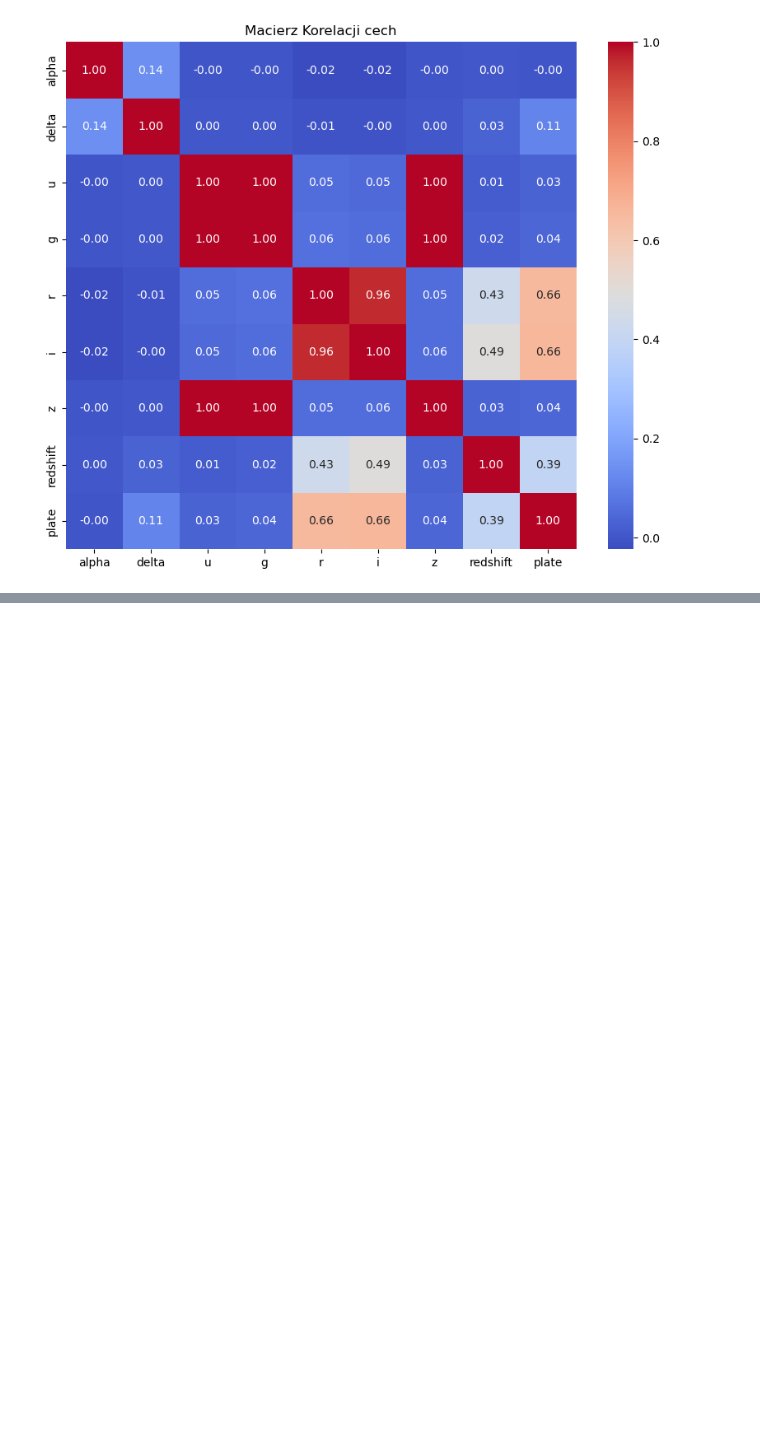
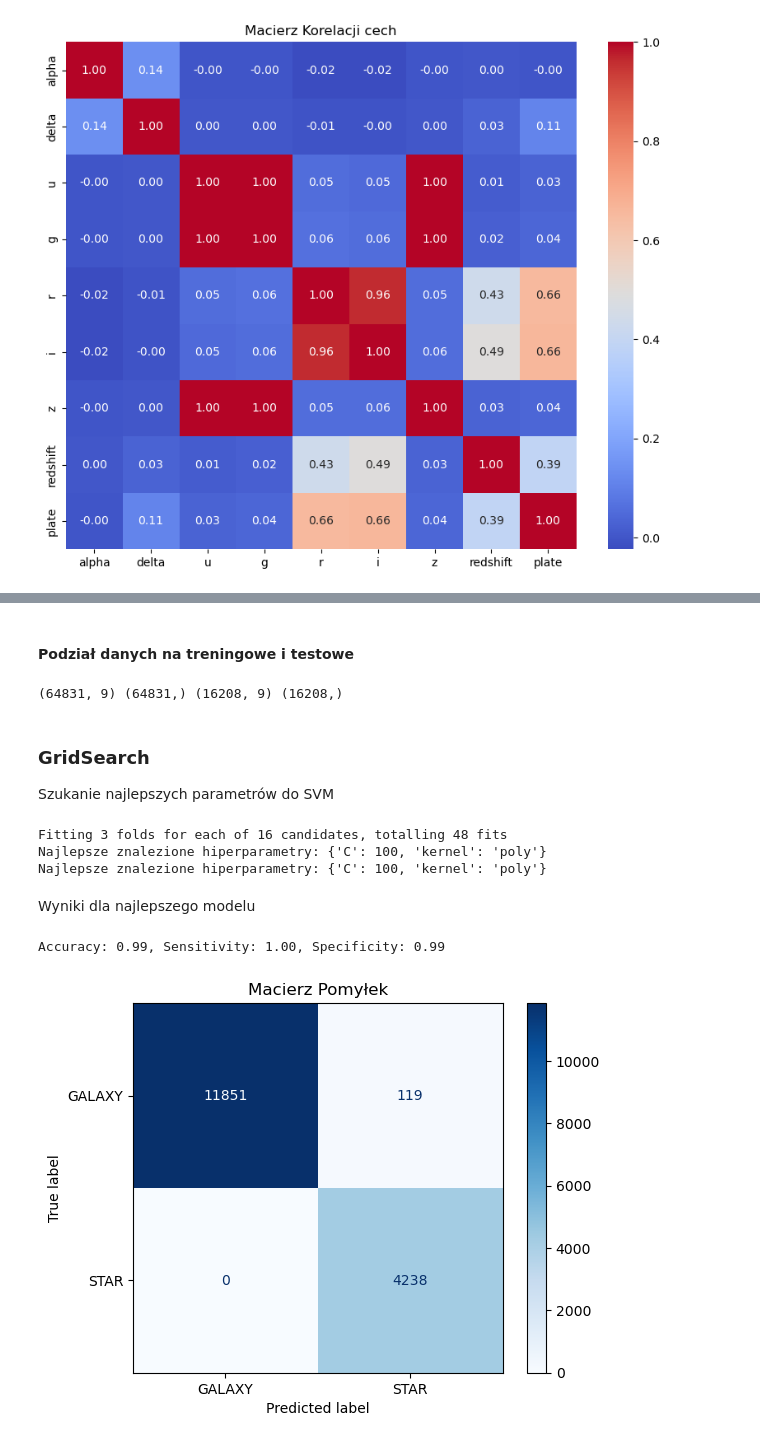
Before and after one commit to Lecrut/ai-ml_studies, a Jupyter notebook: pum/4_259199_Filip_Lecrut.ipynb, the cells around one changed output, grey strips where cells are left out. Drawn from its saved outputs; the diff is of its cells as text; code cells hidden in the pictures; blank space fills up the shorter version.

```diff
--- a/pum/4_259199_Filip_Lecrut.ipynb
+++ b/pum/4_259199_Filip_Lecrut.ipynb
@@ -266,0 +360,9 @@ plt.show()
+# %%
+from sklearn.preprocessing import MinMaxScaler
+
+scaler = MinMaxScaler()
+new_X = scaler.fit_transform(X)
+
+X = pd.DataFrame(new_X, columns=X.columns)
+
+X.head()
@@ -266,0 +378,10 @@ plt.show()
+# %%
+X['class'] = y
+
+X = X[X['class'] != 'QSO']
+
+y = X['class']
+X = X.drop(columns=['class'])
+
+print(y.shape, y.unique())
+X.head()
@@ -266,0 +396,40 @@ plt.show()
+# %% [markdown]
+#### Podział danych na treningowe i testowe
+# %%
+X_train, X_test, y_train, y_test = train_test_split(X, y, test_size=0.2, random_state=my_index)
+
+print(X_train.shape, y_train.shape, X_test.shape, y_test.shape)
+# %% [output]
+(64831, 9) (64831,) (16208, 9) (16208,)
+# %% [markdown]
+### GridSearch
+
+Szukanie najlepszych parametrów do SVM
+# %%
+svm = SVC(random_state=my_index)
+
+param_grid = {
+    'C': [0.1, 1, 10, 100],
+    'kernel': ['linear', 'rbf', 'poly', 'sigmoid'],
+}
+
+grid_search = GridSearchCV(svm, param_grid, cv=3, scoring='accuracy', verbose=2, n_jobs=-1)
+grid_search.fit(X_train, y_train)
+
+print("Najlepsze znalezione hiperparametry:", grid_search.best_params_)
+best_svm = grid_search.best_estimator_
+# %% [output]
+Fitting 3 folds for each of 16 candidates, totalling 48 fits
+Najlepsze znalezione hiperparametry: {'C': 100, 'kernel': 'poly'}
+Najlepsze znalezione hiperparametry: {'C': 100, 'kernel': 'poly'}
+# %% [markdown]
+Wyniki dla najlepszego modelu
+# %%
+y_pred = best_svm.predict(X_test)
+
+accuracy, sensitivity, specificity = calculate_metrics(y_test, y_pred)
+print(f"Accuracy: {accuracy:.2f}, Sensitivity: {sensitivity:.2f}, Specificity: {specificity:.2f}")
+plot_confusion_matrix(y_test, y_pred, labels=np.unique(y))
+# %% [output]
+Accuracy: 0.99, Sensitivity: 1.00, Specificity: 0.99
+[figure, added]
```
Also changed, not shown: parts of 11 cells of this notebook.
